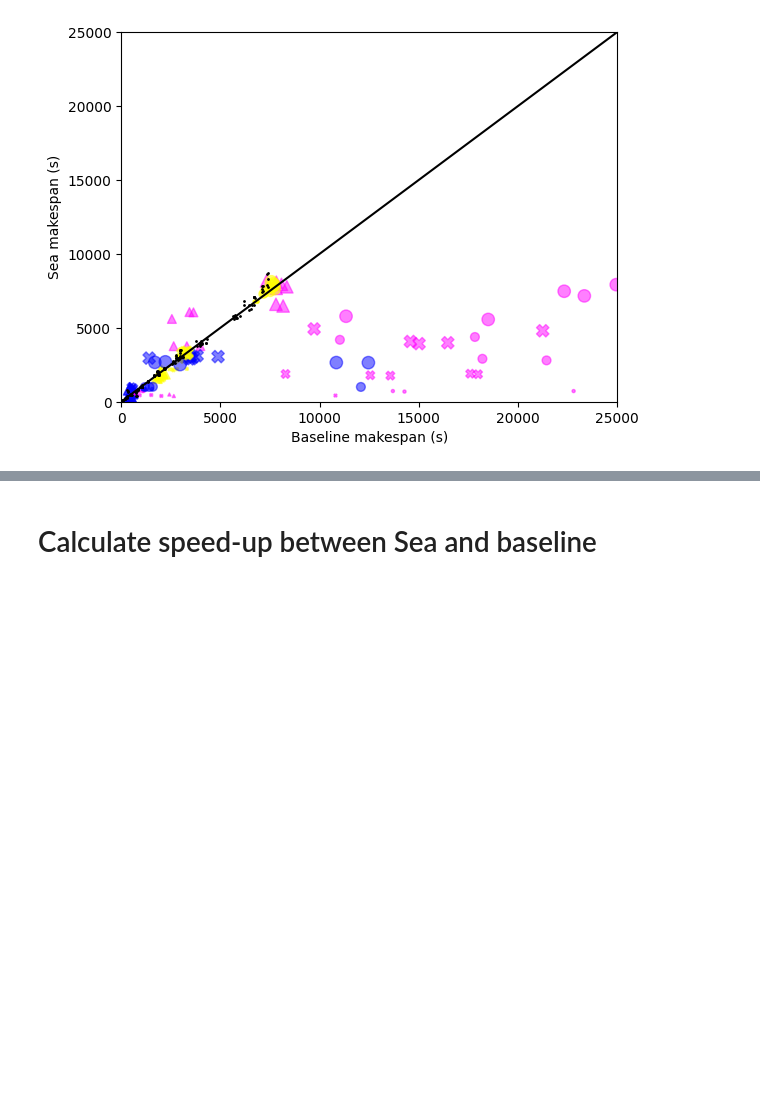
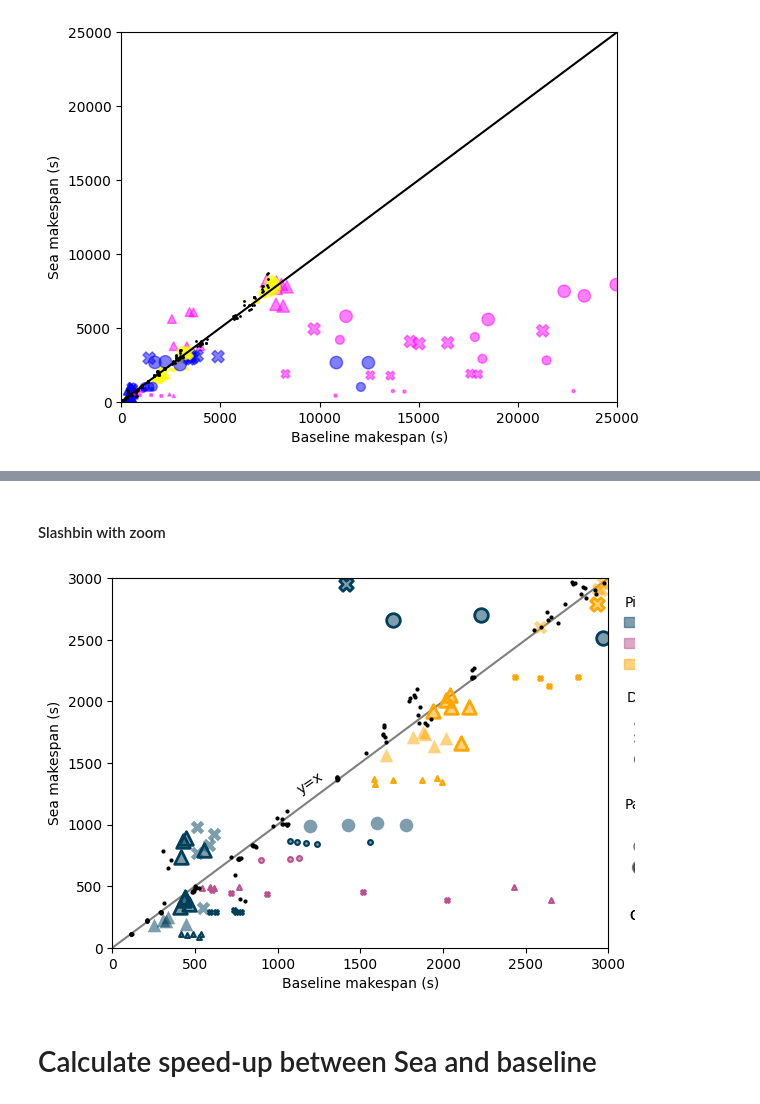
Before and after one commit to big-data-lab-team/Sea, a Jupyter notebook: paper/sea-neuro/results/figure_slashbin.ipynb, the cells around one changed output, grey strips where cells are left out. Saved outputs shown, nothing was run; the diff lists cells and outputs as text; code cells hidden in the pictures; blank space fills up the shorter version.

```diff
--- a/paper/sea-neuro/results/figure_slashbin.ipynb
+++ b/paper/sea-neuro/results/figure_slashbin.ipynb
@@ -359,0 +351,9 @@ plt.ylim(0, 25000)
+# %%
+# data configuration
+
+df_runs = pd.read_pickle('slashbin_data.pkl')
+df_base = df_runs[df_runs["fs"] == "default"].set_index("true_idx")
+df_sea = df_runs[df_runs["fs"] == "sea"].set_index("true_idx")
+df_base["speedup"] = df_base["makespan"].divide(df_sea["makespan"])
+df_base["sea_makespan"] = df_sea["makespan"]
+df_plot =df_base
@@ -360,3 +366,9 @@ plt.ylim(0, 25000)
+# %% [markdown]
+#### Slashbin with zoom
+# %%
+feature_scatter(df_plot, zoom=True, fn='../figures/slashbin_withzoom_updated.pdf')
+# %% [output]
+[figure, added]
 # %% [markdown]
 # Calculate speed-up between Sea and baseline
 # %%
```
Also changed, not shown: parts of 38 cells of this notebook, 1 other file.
